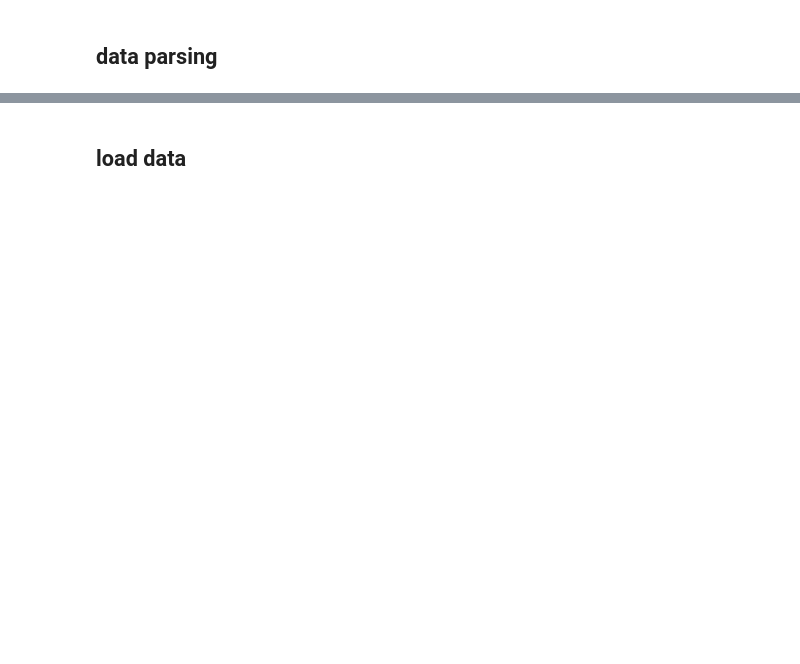
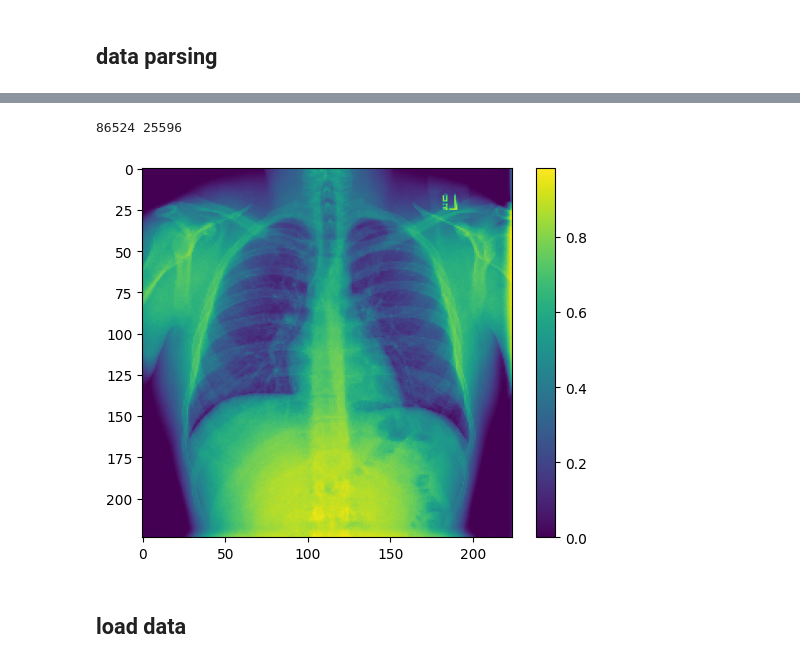
Before and after one commit to TWTom041/XRay-Siamese-Network, a Jupyter notebook: siamese_effic.ipynb, the cells around one changed output, grey strips where cells are left out. Drawn from its saved outputs; the diff is of its cells as text; code cells hidden in the pictures; blank space fills up the shorter version.

```diff
--- a/siamese_effic.ipynb
+++ b/siamese_effic.ipynb
@@ -81,3 +148,11 @@ NameError: name 'Pool' is not defined
+# %%
+print(len(train_data), len(test_data))
+plt.imshow(train_data[0] / 255.)
+plt.colorbar()
+plt.show()
+# %% [output]
+86524 25596
+[figure, added]
 # %%
 import pickle
 a = input("do you really want to do this? type afapppsjdha:")
```
Also changed, not shown: parts of 7 cells of this notebook, 5 other files.
